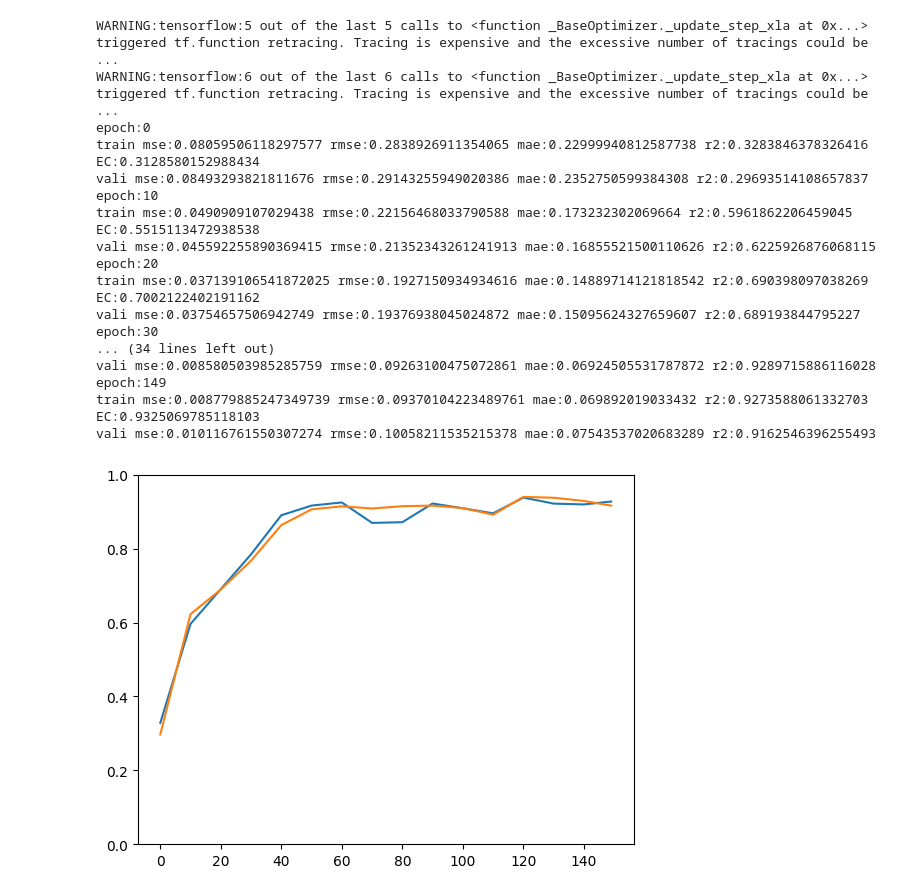
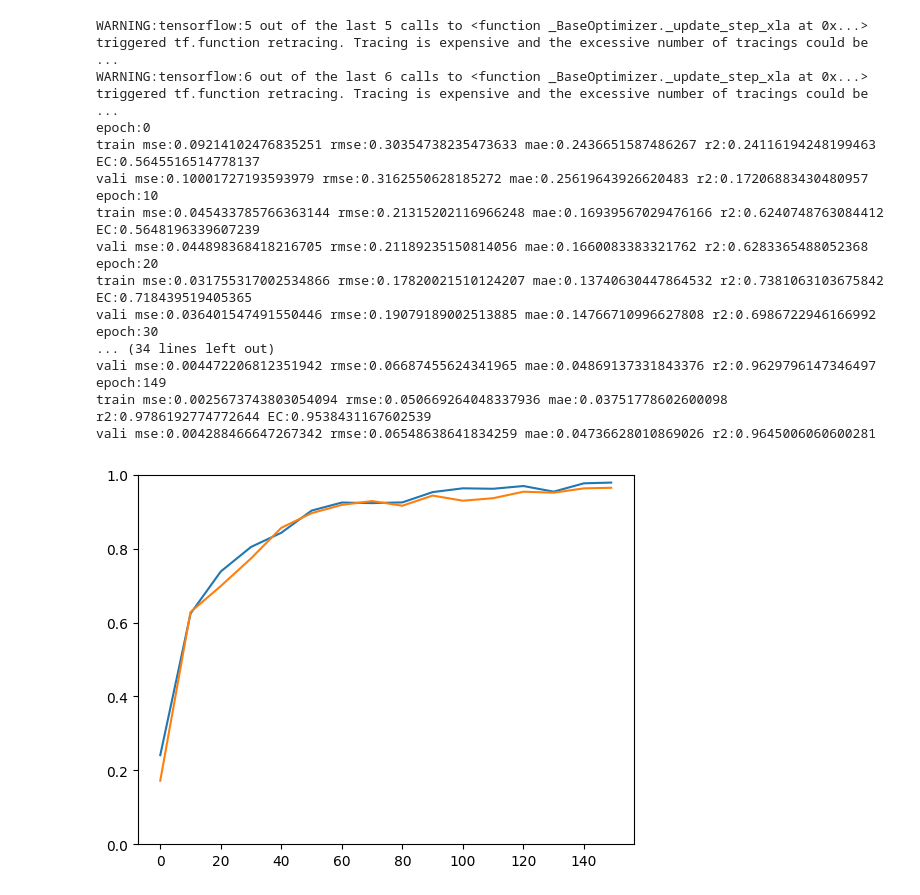
Before and after one commit to Leon-Qiao/RetroFL, a Jupyter notebook: SingleBand/single-FL/allinone.ipynb, the cells around one changed output. Saved outputs shown, nothing was run; the diff lists cells and outputs as text; code cells hidden in the pictures.

```diff
--- a/SingleBand/single-FL/allinone.ipynb
+++ b/SingleBand/single-FL/allinone.ipynb
@@ -80,6 +80,7 @@ for epoch_index in range(num_epochs):
         print("vali mse:{} rmse:{} mae:{} r2:{}".format(va_mse, va_rmse, va_mae, va_r2))
         showY1.append(tr_r2)
         showY2.append(va_r2)
+        optimizer.learning_rate = optimizer.learning_rate * 0.9
 plt.plot(showX, showY1)
 plt.plot(showX, showY2)
 plt.ylim(0, 1)
@@ -94,18 +95,18 @@ plt.show()
 WARNING:tensorflow:5 out of the last 5 calls to <function _BaseOptimizer._update_step_xla at 0x...> triggered tf.function retracing. Tracing is expensive and the excessive number of tracings could be  ...
 WARNING:tensorflow:6 out of the last 6 calls to <function _BaseOptimizer._update_step_xla at 0x...> triggered tf.function retracing. Tracing is expensive and the excessive number of tracings could be  ...
 epoch:0
-train mse:0.08059506118297577 rmse:0.2838926911354065 mae:0.22999940812587738 r2:0.3283846378326416 EC:0.3128580152988434
-vali mse:0.08493293821811676 rmse:0.29143255949020386 mae:0.2352750599384308 r2:0.29693514108657837
+train mse:0.09214102476835251 rmse:0.30354738235473633 mae:0.2436651587486267 r2:0.24116194248199463 EC:0.5645516514778137
+vali mse:0.10001727193593979 rmse:0.3162550628185272 mae:0.25619643926620483 r2:0.17206883430480957
 epoch:10
-train mse:0.0490909107029438 rmse:0.22156468033790588 mae:0.173232302069664 r2:0.5961862206459045 EC:0.5515113472938538
-vali mse:0.045592255890369415 rmse:0.21352343261241913 mae:0.16855521500110626 r2:0.6225926876068115
+train mse:0.045433785766363144 rmse:0.21315202116966248 mae:0.16939567029476166 r2:0.6240748763084412 EC:0.5648196339607239
+vali mse:0.044898368418216705 rmse:0.21189235150814056 mae:0.1660083383321762 r2:0.6283365488052368
 epoch:20
-train mse:0.037139106541872025 rmse:0.1927150934934616 mae:0.14889714121818542 r2:0.690398097038269 EC:0.7002122402191162
-vali mse:0.03754657506942749 rmse:0.19376938045024872 mae:0.15095624327659607 r2:0.689193844795227
+train mse:0.031755317002534866 rmse:0.17820021510124207 mae:0.13740630447864532 r2:0.7381063103675842 EC:0.718439519405365
+vali mse:0.036401547491550446 rmse:0.19079189002513885 mae:0.14766710996627808 r2:0.6986722946166992
 epoch:30
 ... (34 lines left out)
-vali mse:0.008580503985285759 rmse:0.09263100475072861 mae:0.06924505531787872 r2:0.9289715886116028
+vali mse:0.004472206812351942 rmse:0.06687455624341965 mae:0.04869137331843376 r2:0.9629796147346497
 epoch:149
-train mse:0.008779885247349739 rmse:0.09370104223489761 mae:0.069892019033432 r2:0.9273588061332703 EC:0.9325069785118103
-vali mse:0.010116761550307274 rmse:0.10058211535215378 mae:0.07543537020683289 r2:0.9162546396255493
+train mse:0.0025673743803054094 rmse:0.050669264048337936 mae:0.03751778602600098 r2:0.9786192774772644 EC:0.9538431167602539
+vali mse:0.004288466647267342 rmse:0.06548638641834259 mae:0.04736628010869026 r2:0.9645006060600281
-[figure, old version]
+[figure, new version]
```
Also changed, not shown: parts of 3 cells of this notebook, 19 other files.
